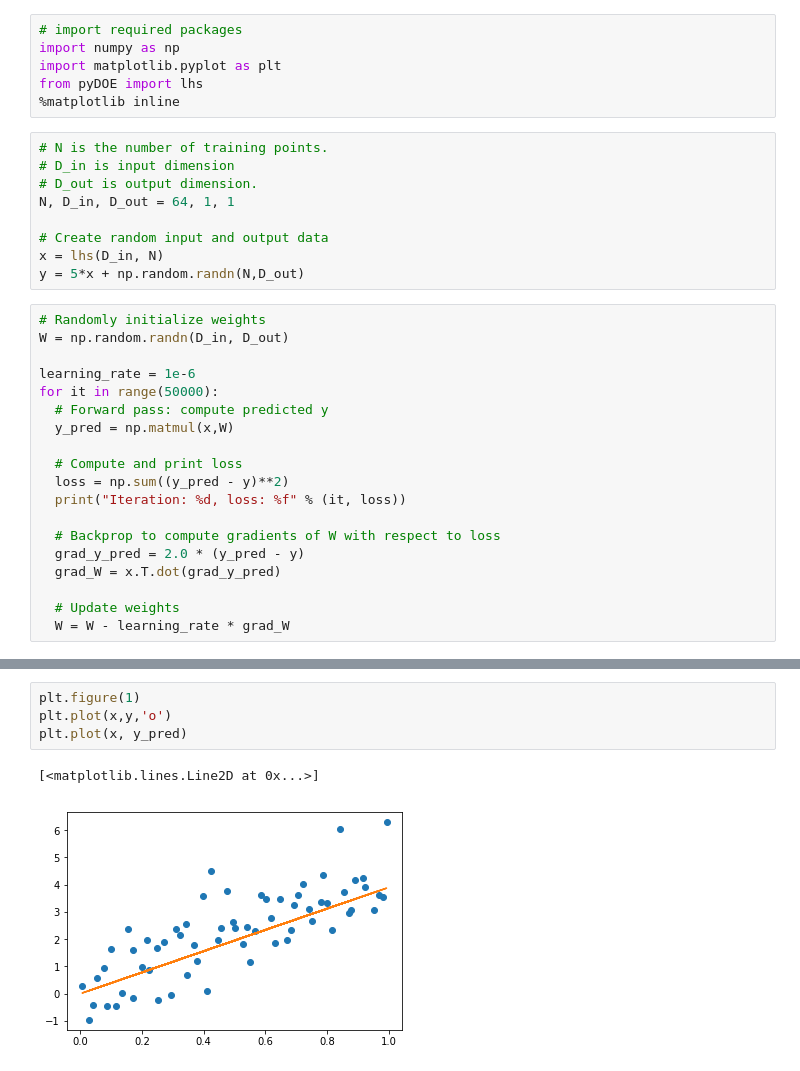
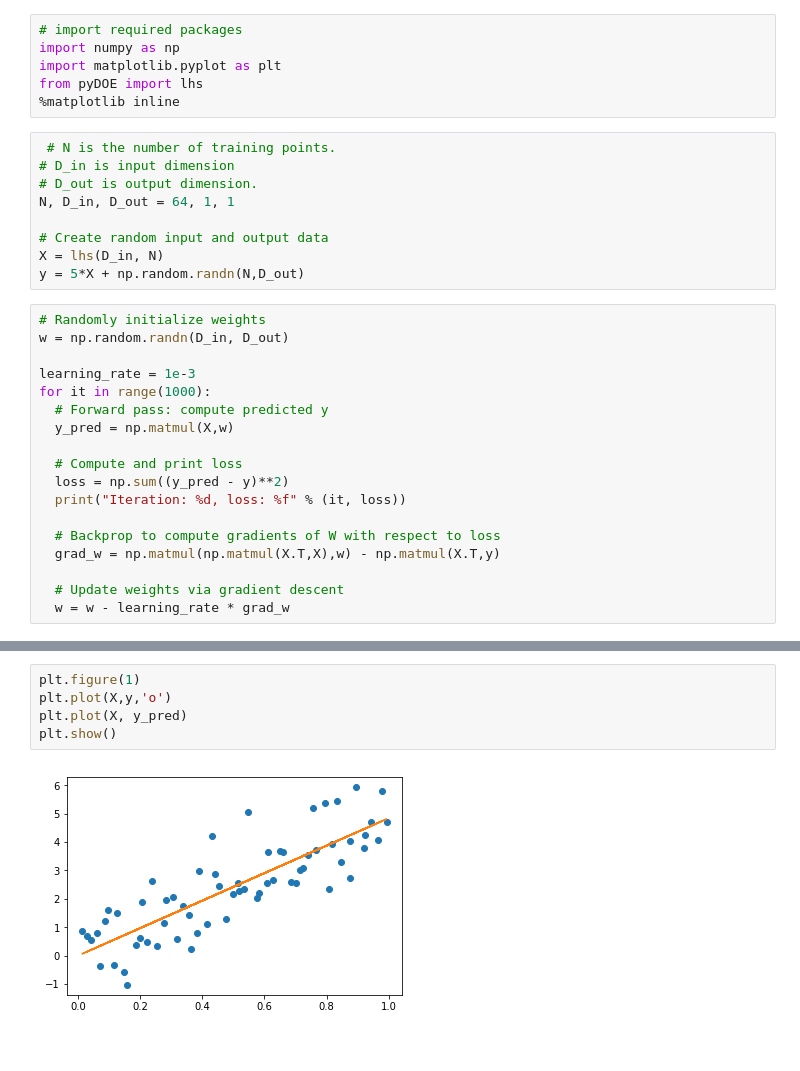
Before and after one commit to kcchiu/ENM-540, a Jupyter notebook: Week1/linear_regression_numpy.ipynb, the cells around one changed output, grey strips where cells are left out. Cells and saved outputs as stored; diff of their text form.

```diff
--- a/Week1/linear_regression_numpy.ipynb
+++ b/Week1/linear_regression_numpy.ipynb
@@ -5,31 +5,30 @@ import matplotlib.pyplot as plt
 from pyDOE import lhs
 %matplotlib inline
 # %%
-# N is the number of training points.
+ # N is the number of training points.
 # D_in is input dimension
 # D_out is output dimension.
 N, D_in, D_out = 64, 1, 1
 
 # Create random input and output data
-x = lhs(D_in, N)
-y = 5*x + np.random.randn(N,D_out)
+X = lhs(D_in, N)
+y = 5*X + np.random.randn(N,D_out)
 # %%
 # Randomly initialize weights
-W = np.random.randn(D_in, D_out)
+w = np.random.randn(D_in, D_out)
 
-learning_rate = 1e-6
-for it in range(50000):
+learning_rate = 1e-3
+for it in range(1000):
   # Forward pass: compute predicted y
-  y_pred = np.matmul(x,W)
+  y_pred = np.matmul(X,w)
 
   # Compute and print loss
   loss = np.sum((y_pred - y)**2)
   print("Iteration: %d, loss: %f" % (it, loss))
 
   # Backprop to compute gradients of W with respect to loss
-  grad_y_pred = 2.0 * (y_pred - y)
-  grad_W = x.T.dot(grad_y_pred)
+  grad_w = np.matmul(np.matmul(X.T,X),w) - np.matmul(X.T,y)
 
-  # Update weights
-  W = W - learning_rate * grad_W
+  # Update weights via gradient descent
+  w = w - learning_rate * grad_w
 # %% [output]
@@ -53,7 +52,7 @@ Iteration: 11745, loss: 253.247895
 # %%
 plt.figure(1)
-plt.plot(x,y,'o')
-plt.plot(x, y_pred)
+plt.plot(X,y,'o')
+plt.plot(X, y_pred)
+plt.show()
 # %% [output]
-[<matplotlib.lines.Line2D at 0x...>]
-[figure, old version]
+[figure, new version]
```
Also changed, not shown: parts of 1 cell of this notebook, 10 other files.
